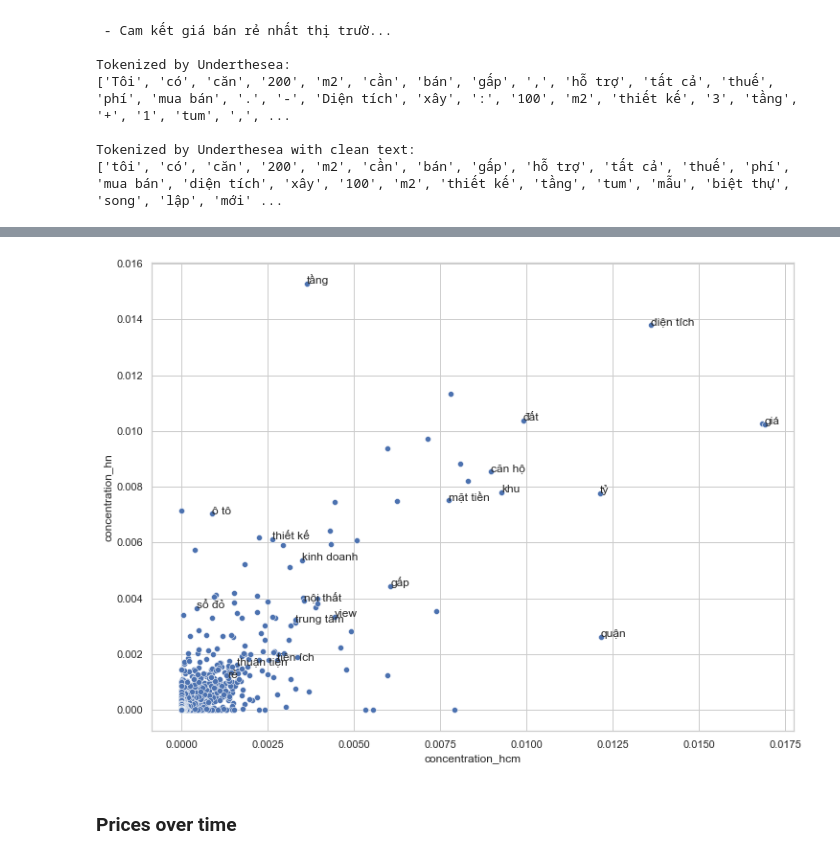
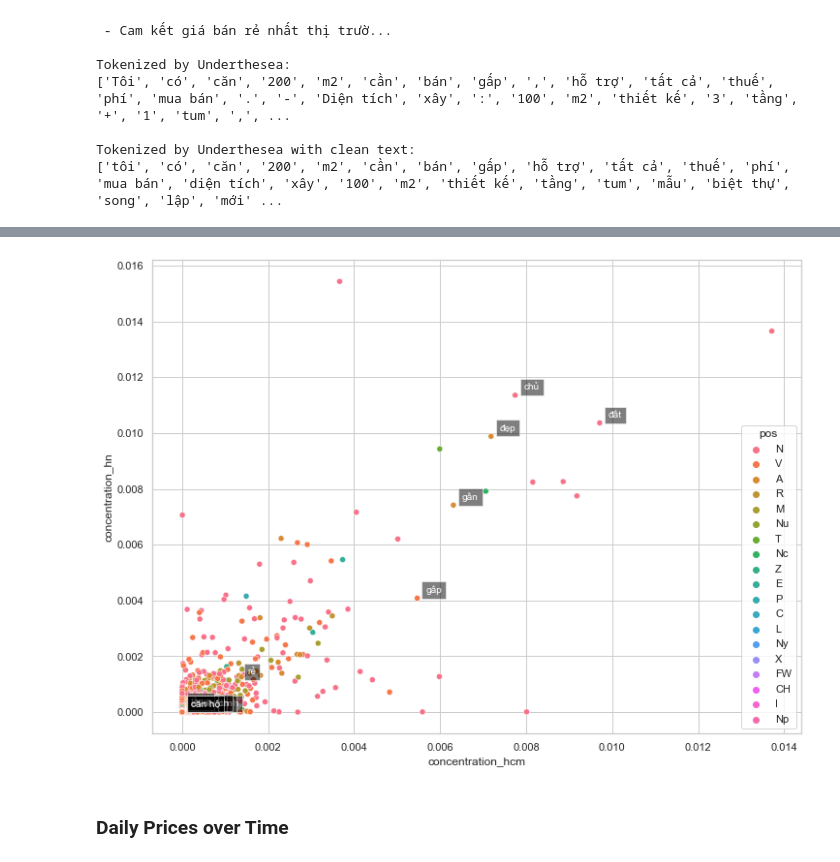
Before and after one commit to taidnguyen/scraper-batdongsan, a Jupyter notebook: analysis/trends.ipynb, the cells around one changed output, grey strips where cells are left out. Saved outputs shown, nothing was run; the diff lists cells and outputs as text; code cells hidden in the pictures.

Commit message:
use pos tag and update scattertext

```diff
--- a/analysis/trends.ipynb
+++ b/analysis/trends.ipynb
@@ -397,9 +397,9 @@ def get_word_freq(df):
             text = clean_text(content.encode('latin1').decode('utf8')) #special decode
         except:
             text = clean_text(content) #some raw contents don't need decodes
-        for word in word_tokenize(text):
-            if word not in stopwords_viet:
-                word_freq[word] += 1
+        for word_pos in pos_tag(text):
+            if word_pos[0] not in stopwords_viet:
+                word_freq[word_pos] += 1
 
     return word_freq
 # %%
@@ -450,13 +450,15 @@ Top HN Listing Content:
 # %%
-hcm_words_df = pd.DataFrame([[k] + [v] for k, v in hcm_words.items()],
-                   columns=['word', 'freq'])
-hn_words_df = pd.DataFrame([[k] + [v] for k, v in hn_words.items()],
-                   columns=['word', 'freq'])
+hcm_words_df = pd.DataFrame([[k[0]] + [k[1]] + [v] for k, v in hcm_words.items()],
+                   columns=['word', 'pos', 'freq'])
+hn_words_df = pd.DataFrame([[k[0]] + [k[1]] + [v] for k, v in hn_words.items()],
+                   columns=['word', 'pos', 'freq'])
 
 # Merge and fill non matching words
 freq_df = pd.merge(left=hcm_words_df,
                    right=hn_words_df,
-                   how='outer', on='word',suffixes=("_hcm", "_hn"),copy=True).fillna(0)
+                   how='outer',
+                   on=['word', 'pos'],
+                   suffixes=("_hcm", "_hn"),copy=True).fillna(0)
 
 # Get word concentrations
 freq_df['concentration_hcm'] = freq_df['freq_hcm']/freq_df['freq_hcm'].sum()
@@ -464,8 +466,8 @@ freq_df['concentration_hn']  = freq_df['freq_hn']/freq_df['freq_hn'].sum()
 freq_df['diff'] = np.abs(freq_df['concentration_hcm']-freq_df['concentration_hn'])
 
 # Remove some common
-exclude = ['m2', '2', 'm', 'nhà', 'bán', 'dt']
+exclude = ['m2', '2', 'm', 'bán', 'dt', 'nhà', 'giá', 'đường', 'quận', 'tỷ', 'pn']
 freq_df = freq_df[~freq_df['word'].isin(exclude)]
 
-freq_df.sort_values('concentration_hcm', ascending=False)[:10]
+freq_df.sort_values('concentration_hcm', ascending=False)[:20]
 # %% [output]
@@ -483,16 +491,20 @@ freq_df.sort_values('concentration_hcm', ascending=False)[:10]
 # %%
 plttext_dict = dict(zip(freq_df['word'], zip(freq_df['concentration_hcm'], freq_df['concentration_hn'])))
 plttext= ['thiết kế', 'view', 'mặt tiền', 'kinh doanh', 'tiện ích',
           'trung tâm', 'ô tô', 'sổ đỏ', 'gấp', 'rẻ', 'nội thất',
-          'thuận tiện', 'tầng', 'giá', 'diện tích', 'tỷ', 'khu','căn hộ',
-          'đất', 'quận']
+          'đất', 'chủ', 'gần', 'vị trí', 'đẹp', 'diện tích', 'tầng',
+          'chính', 'căn hộ']
 
-sns.scatterplot(data=freq_df, x='concentration_hcm', y='concentration_hn')
+sns.scatterplot(data=freq_df, x='concentration_hcm', y='concentration_hn', hue='pos')
 for txt in plttext:
-    plt.text(x=plttext_dict[txt][0], y=plttext_dict[txt][1], s=txt)
+    plt.text(x=plttext_dict[txt][0]+0.0002,
+             y=plttext_dict[txt][1]+0.0002,
+             s=txt,
+             fontdict=dict(color='white',size=10),
+             bbox=dict(facecolor='black',alpha=0.5))
 
 plt.show()
 # %% [output]
-[figure, old version]
+[figure, new version]
 # %% [markdown]
-### Prices over time
+### Daily Prices over Time
```
Also changed, not shown: parts of 16 cells of this notebook.
